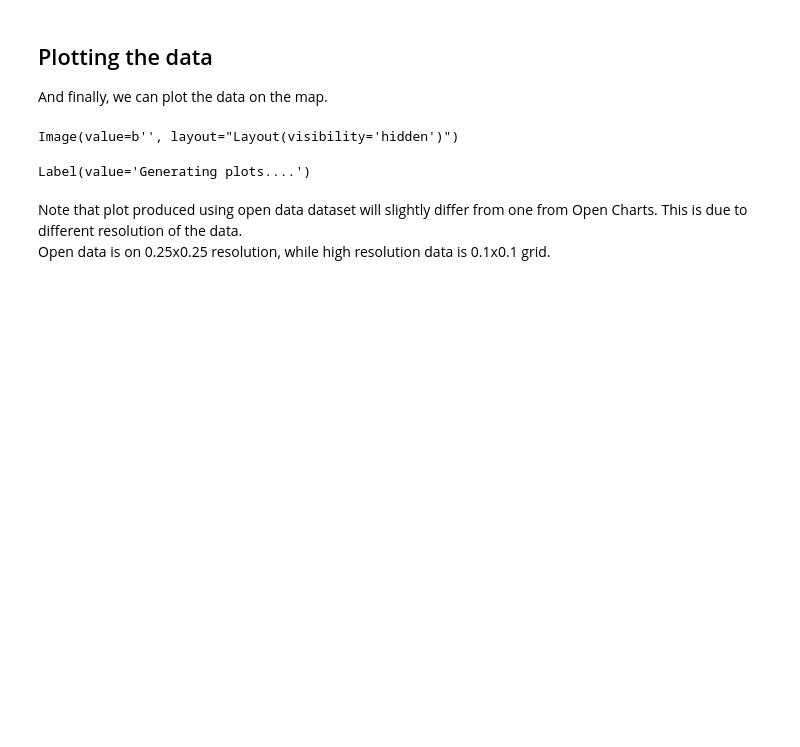
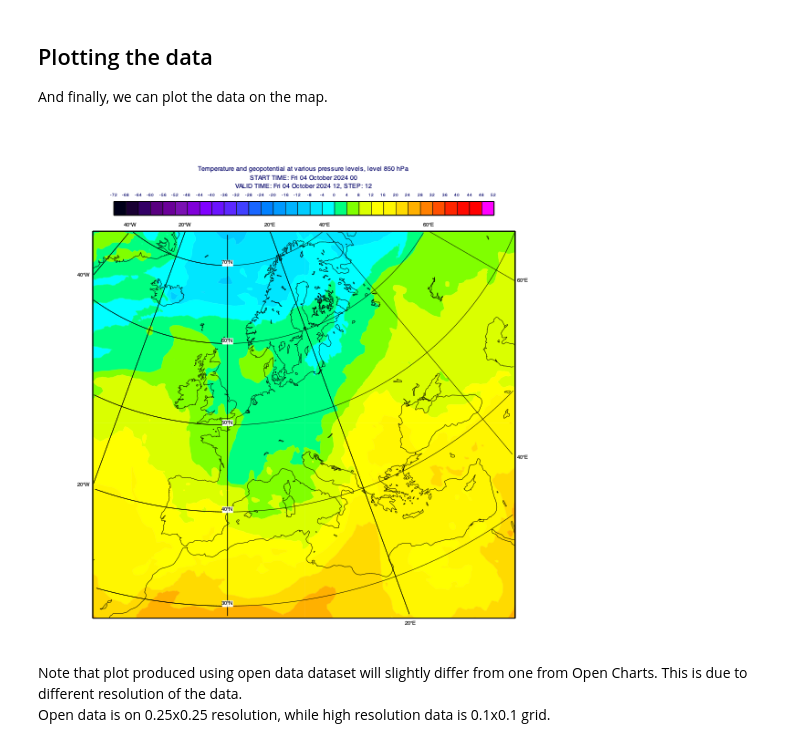
Before and after one commit to milanavuckovic/test_notebooks, a Jupyter notebook: aws/medium-t-z.ipynb, the cells around one changed output. Cells and saved outputs as stored; diff of their text form; code cells hidden in the pictures; blank space fills up the shorter version.

```diff
--- a/aws/medium-t-z.ipynb
+++ b/aws/medium-t-z.ipynb
@@ -154,32 +154,32 @@ And finally, we can plot the data on the map.
 # %%
 # define contour shading
 cont = mv.mcont(
     contour_automatic_setting="style_name",
     contour_style_name="sh_all_fM64t52i4",
     legend="on",
 )
 
 # define coastlines
 coast = mv.mcoast(map_coastline_resolution="medium")
 
 # define view
 view = mv.geoview(
     area_mode="name",
     area_name="europe",
     coastlines=coast,
 )
 
 title = mv.mtext(text_lines=["Temperature and geopotential at various pressure levels, level <grib_info key='level' where='shortName=t' /> hPa ",
                  "START TIME: <grib_info key='base-date' format='%a %d %B %Y %H' where='shortName=t'/> ",
                  "VALID TIME: <grib_info key='valid-date' format='%a %d %B %Y %H' where='shortName=t'/>, STEP: <grib_info key='step' where='shortName=t' />"],
 #                 text_font_size=0.4
 )
 
+mv.setoutput('jupyter', plot_widget=False)
 # plot the data onto the map
 mv.plot(t850, cont, view, title)
 # %% [output]
-Image(value=b'', layout="Layout(visibility='hidden')")
-Label(value='Generating plots....')
+[figure, added]
 # %% [markdown]
 Note that plot produced using open data dataset will slightly differ from one from Open Charts. This is due to different resolution of the data.
 Open data is on 0.25x0.25 resolution, while high resolution data is 0.1x0.1 grid.
```
Also changed, not shown: parts of 6 cells of this notebook.
